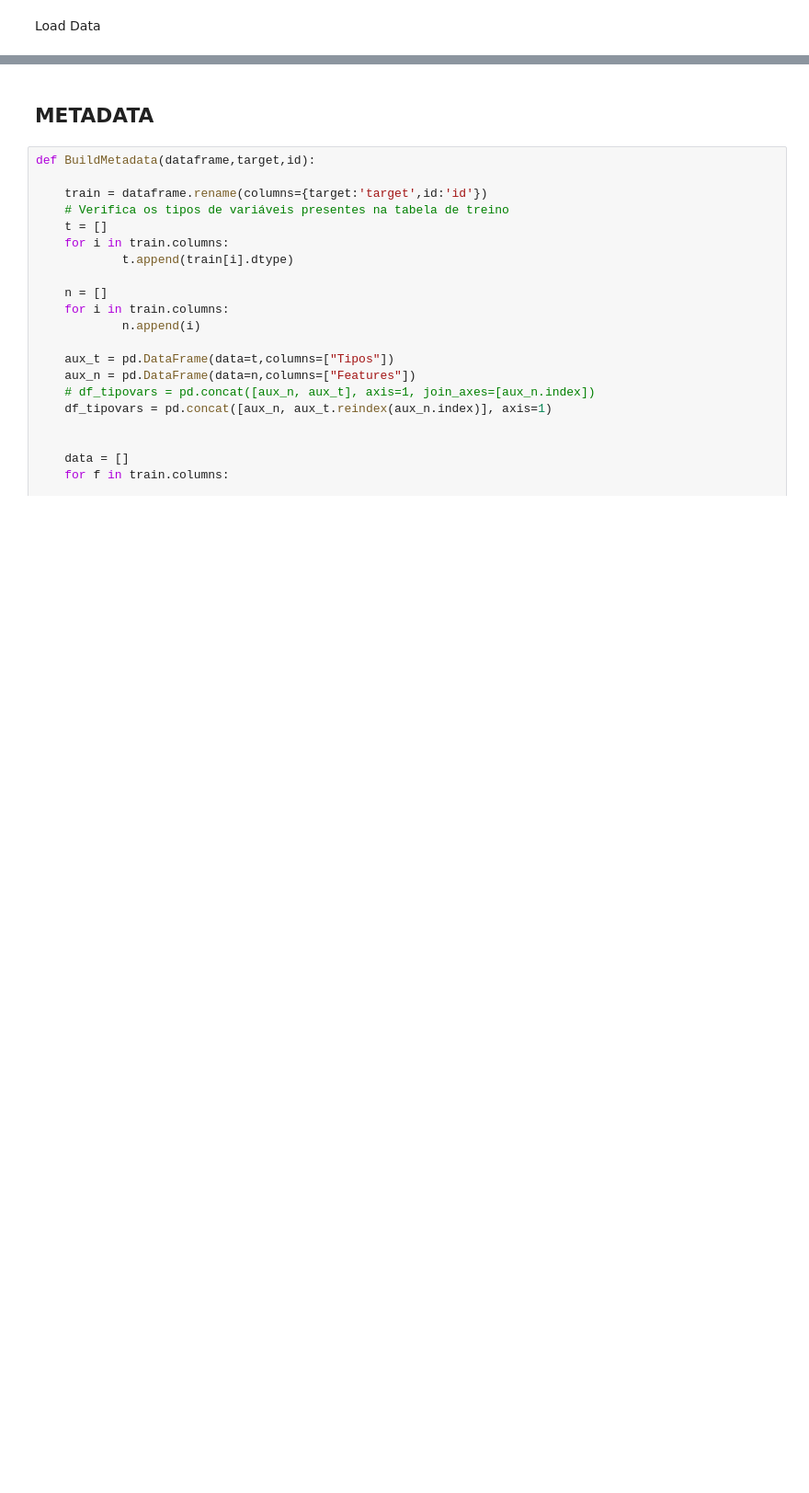
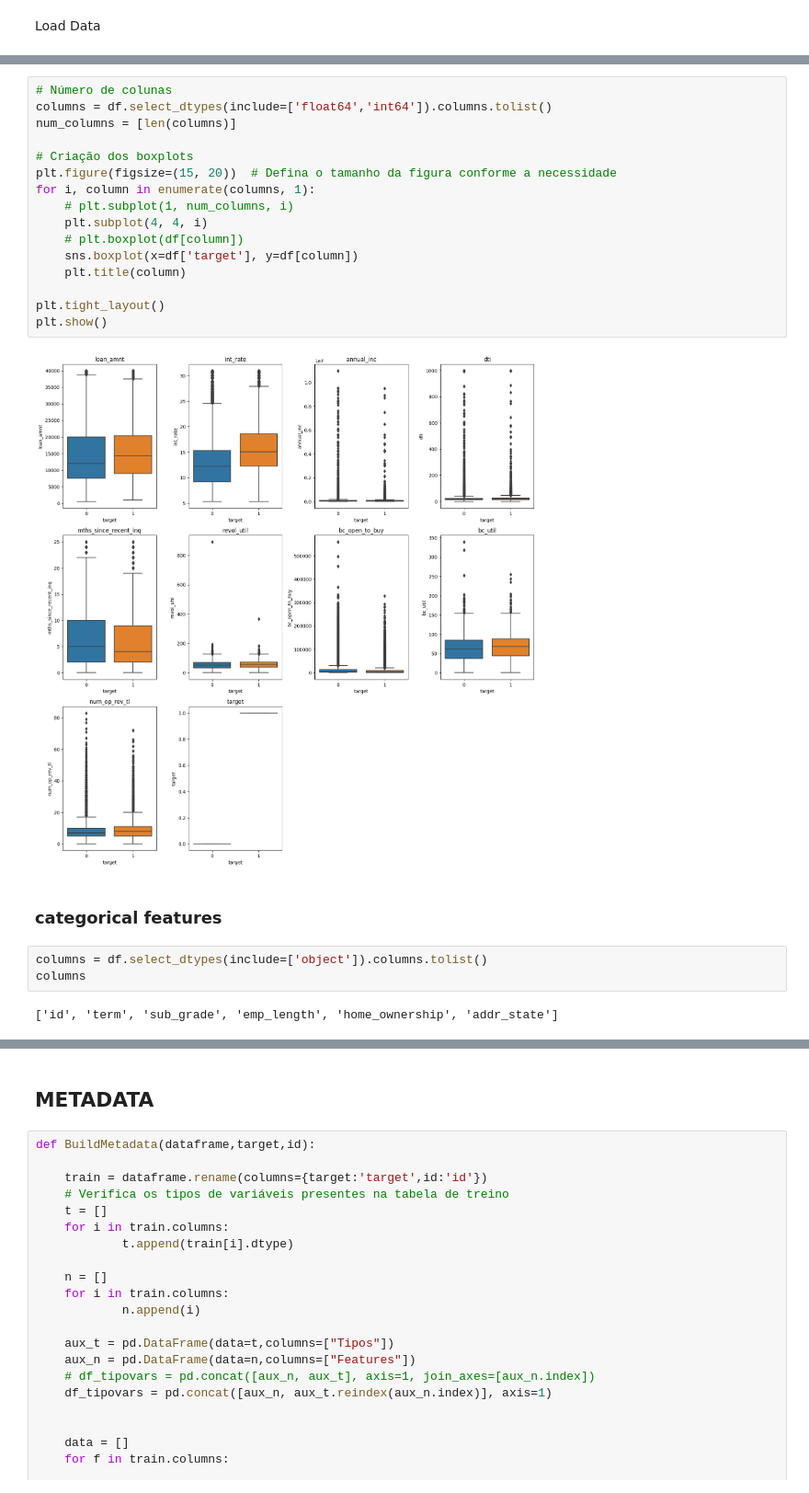
Before and after one commit to rodrafanas/loan-bank-model-project, a Jupyter notebook: 01_EDA_METADATA.ipynb, the cells around one changed output, grey strips where cells are left out. Shown: that part at 92% size. Cells and saved outputs as stored; diff of their text form; blank space fills up the shorter version.

```diff
--- a/01_EDA_METADATA.ipynb
+++ b/01_EDA_METADATA.ipynb
@@ -13,0 +194,25 @@ df = pd.read_csv('input/accepted_2007_to_2018Q4.csv.gz', compression='gzip', low
+# %%
+# Número de colunas
+columns = df.select_dtypes(include=['float64','int64']).columns.tolist()
+num_columns = [len(columns)]
+
+# Criação dos boxplots
+plt.figure(figsize=(15, 20))  # Defina o tamanho da figura conforme a necessidade
+for i, column in enumerate(columns, 1):
+    # plt.subplot(1, num_columns, i)
+    plt.subplot(4, 4, i)
+    # plt.boxplot(df[column])
+    sns.boxplot(x=df['target'], y=df[column])
+    plt.title(column)
+
+plt.tight_layout()
+plt.show()
+# %% [output]
+[figure, added]
+# %% [markdown]
+### categorical features
+# %%
+columns = df.select_dtypes(include=['object']).columns.tolist()
+columns
+# %% [output]
+['id', 'term', 'sub_grade', 'emp_length', 'home_ownership', 'addr_state']
```
Also changed, not shown: parts of 45 cells of this notebook.
